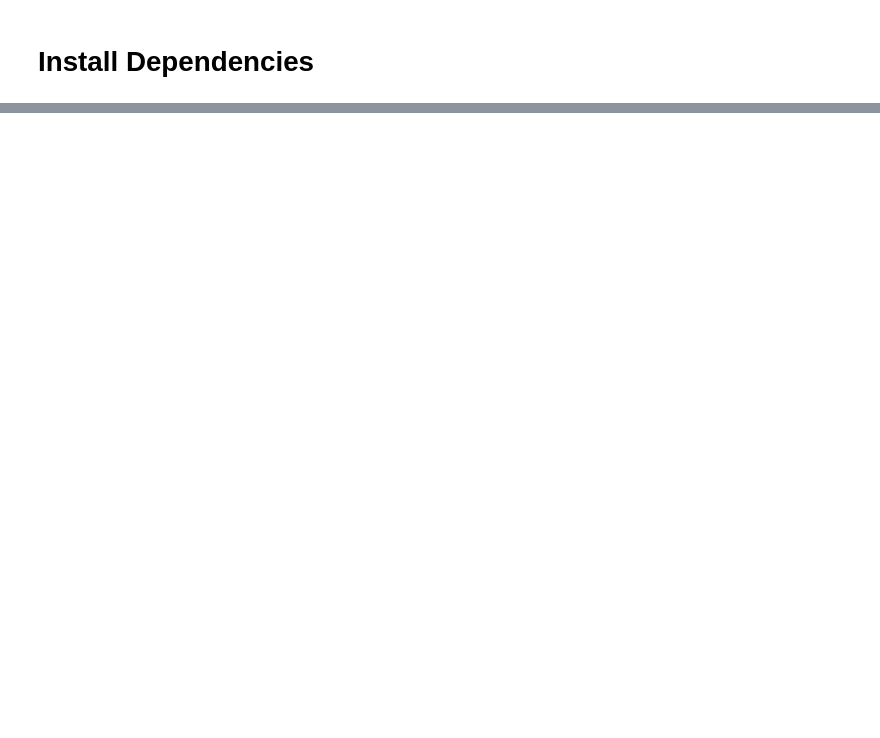
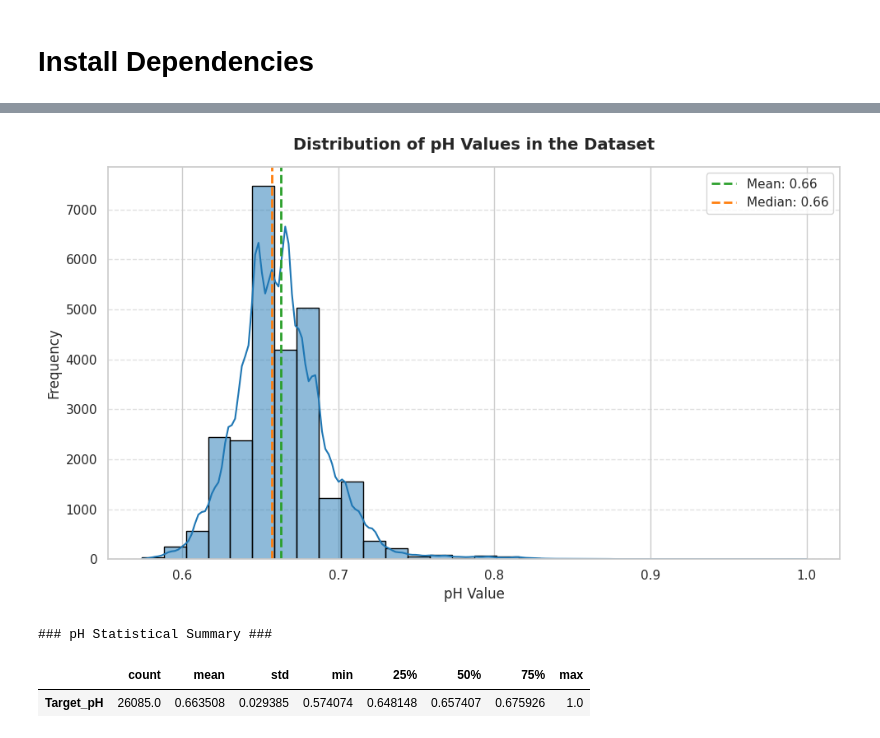
Before and after one commit to N1Coder/ml-water-ph-predict, a Jupyter notebook: water_quality_main.ipynb, the cells around one changed output, grey strips where cells are left out. Drawn from its saved outputs; the diff is of its cells as text; code cells hidden in the pictures; blank space fills up the shorter version.

```diff
--- a/water_quality_main.ipynb
+++ b/water_quality_main.ipynb
@@ -434,0 +34,17 @@ plt.show()
+# %%
+import pandas as pd
+import numpy as np
+import matplotlib.pyplot as plt
+import seaborn as sns
+import time
+from sklearn.metrics import mean_absolute_error, mean_squared_error, r2_score, mean_absolute_percentage_error
+from autogluon.tabular import TabularPredictor
+from supervised.automl import AutoML
+import warnings
+from IPython.display import Markdown, display
+
+warnings.filterwarnings('ignore')
+sns.set_theme(style="whitegrid")
+
+# Set random seed for reproducibility
+np.random.seed(42)
@@ -434,0 +105,37 @@ plt.show()
+# %%
+# Create a high-resolution distribution plot for Target_pH
+plt.figure(figsize=(10, 6), dpi=100)
+
+# Plot histogram with KDE (alpha diturunkan ke 0.5 agar bar sedikit transparan)
+ax = sns.histplot(df['Target_pH'].dropna(), bins=30, kde=True, color='#1f77b4', edgecolor='black', alpha=0.5)
+
+# # Set KDE line to High Contrast Color (Crimson Red) & perbesar ketebalan garisnya
+# ax.lines[0].set_color('#d62728')
+# ax.lines[0].set_linewidth(2)
+
+# Calculate Mean and Median
+ph_mean = df['Target_pH'].mean()
+ph_median = df['Target_pH'].median()
+
+# Add vertical lines for Mean and Median (Warna disesuaikan agar tidak tabrakan dengan merah)
+plt.axvline(ph_mean, color='#2ca02c', linestyle='dashed', linewidth=2, label=f'Mean: {ph_mean:.2f}')
+plt.axvline(ph_median, color='#ff7f0e', linestyle='dashed', linewidth=2, label=f'Median: {ph_median:.2f}')
+
+# Formatting the plot
+plt.title('Distribution of pH Values in the Dataset', fontsize=14, fontweight='bold', pad=15)
+plt.xlabel('pH Value', fontsize=12)
+plt.ylabel('Frequency', fontsize=12)
+plt.legend(frameon=True, fontsize=11)
+plt.grid(axis='y', linestyle='--', alpha=0.6)
+
+plt.tight_layout()
+plt.show()
+
+# Display brief statistical summary
+print("### pH Statistical Summary ###")
+display(df['Target_pH'].describe().to_frame().T)
+# %% [output]
+[figure, added]
+### pH Statistical Summary ###
+|  | count | mean | std | min | 25% | 50% | 75% | max |
+| Target_pH | 26085.0 | 0.663508 | 0.029385 | 0.574074 | 0.648148 | 0.657407 | 0.675926 | 1.0 |
```
Also changed, not shown: parts of 40 cells of this notebook.
